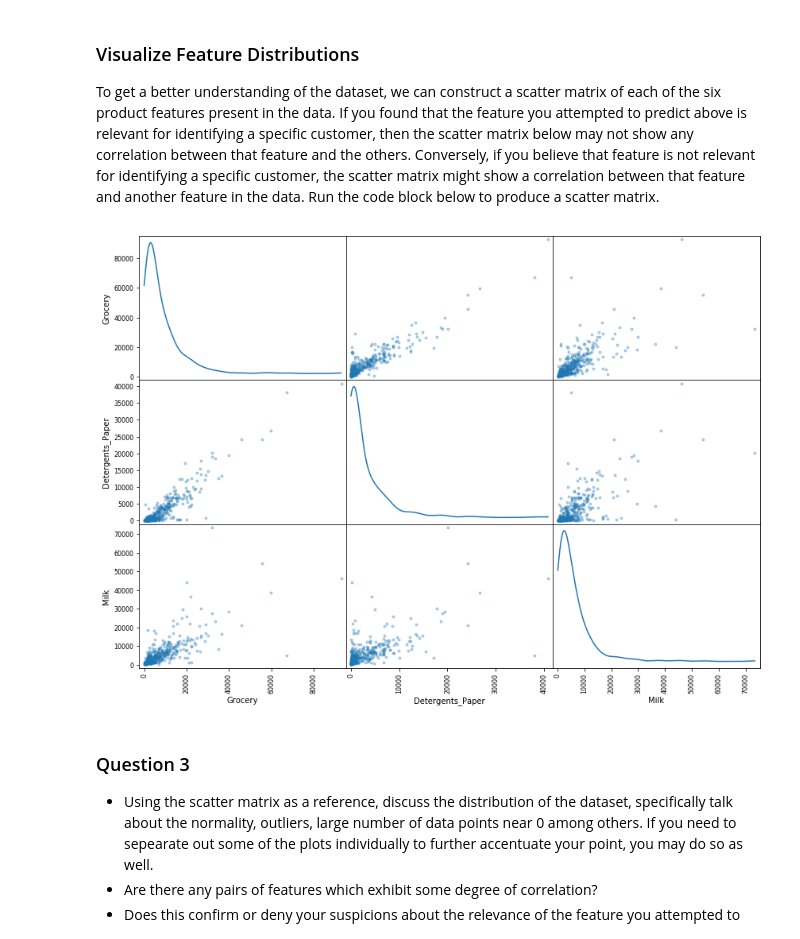
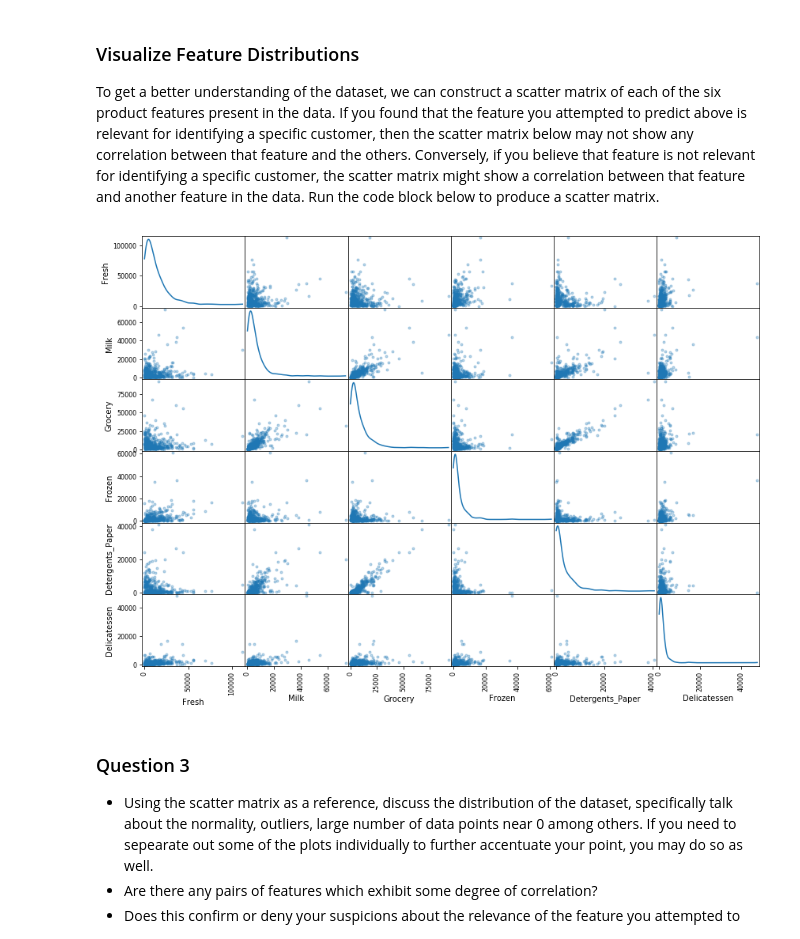
Before and after one commit to France1/MLND, a Jupyter notebook: customer_segments/customer_segments.ipynb, the cells around one changed output. Drawn from its saved outputs; the diff is of its cells as text; code cells hidden in the pictures.

```diff
--- a/customer_segments/customer_segments.ipynb
+++ b/customer_segments/customer_segments.ipynb
@@ -161,9 +187,9 @@ Score for prediction of Delicatessen : -11.663687159428036
 To get a better understanding of the dataset, we can construct a scatter matrix of each of the six product features present in the data. If you found that the feature you attempted to predict above is relevant for identifying a specific customer, then the scatter matrix below may not show any correlation between that feature and the others. Conversely, if you believe that feature is not relevant for identifying a specific customer, the scatter matrix might show a correlation between that feature and another feature in the data. Run the code block below to produce a scatter matrix.
 # %%
 # Produce a scatter matrix for each pair of features in the data
-pd.scatter_matrix(data[['Grocery','Detergents_Paper','Milk']], alpha = 0.3, figsize = (14,10), diagonal = 'kde');
+pd.scatter_matrix(data, alpha = 0.3, figsize = (14,10), diagonal = 'kde');
 # %% [output]
-[figure, old version]
+[figure, new version]
 # %% [markdown]
 ### Question 3
 * Using the scatter matrix as a reference, discuss the distribution of the dataset, specifically talk about the normality, outliers, large number of data points near 0 among others. If you need to sepearate out some of the plots individually to further accentuate your point, you may do so as well.
```
Also changed, not shown: parts of 20 cells of this notebook, 1 other file.
